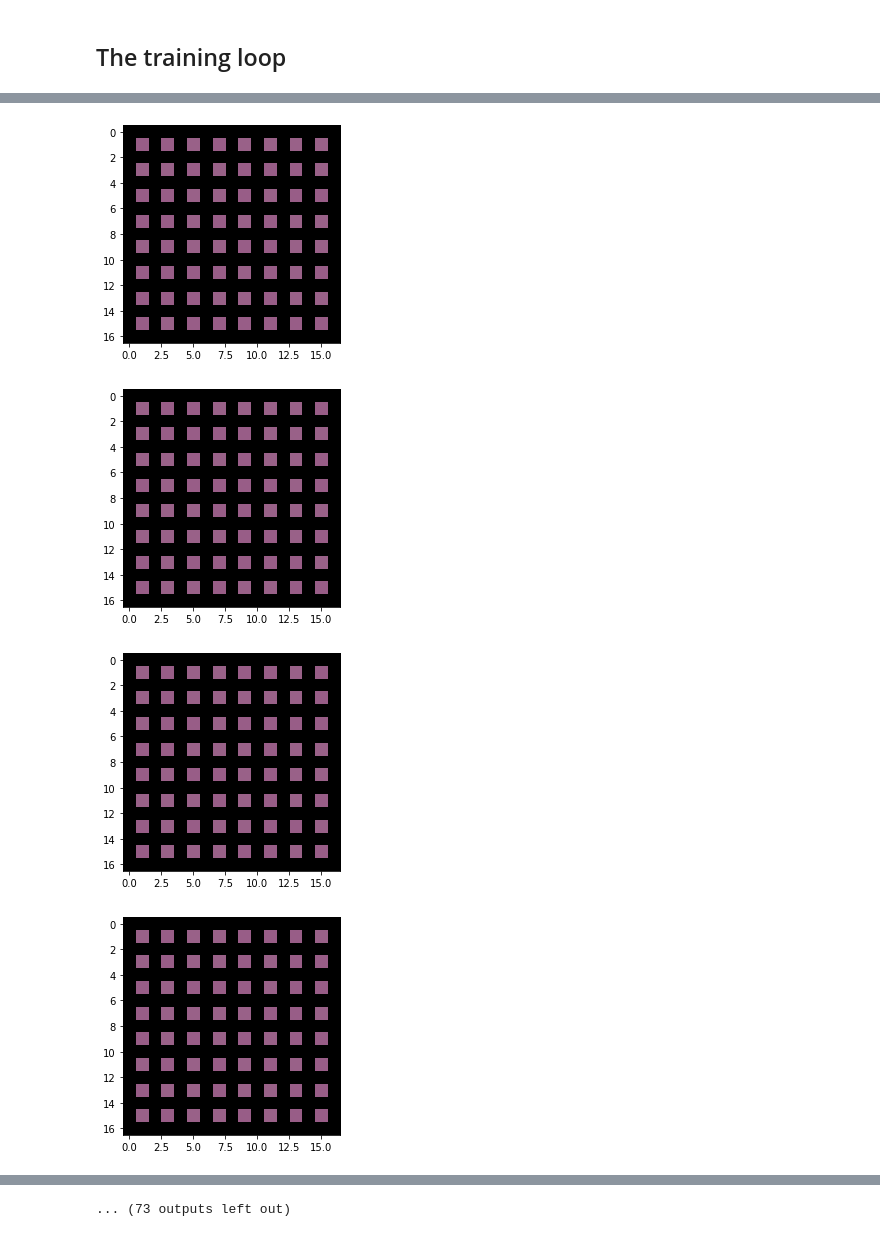
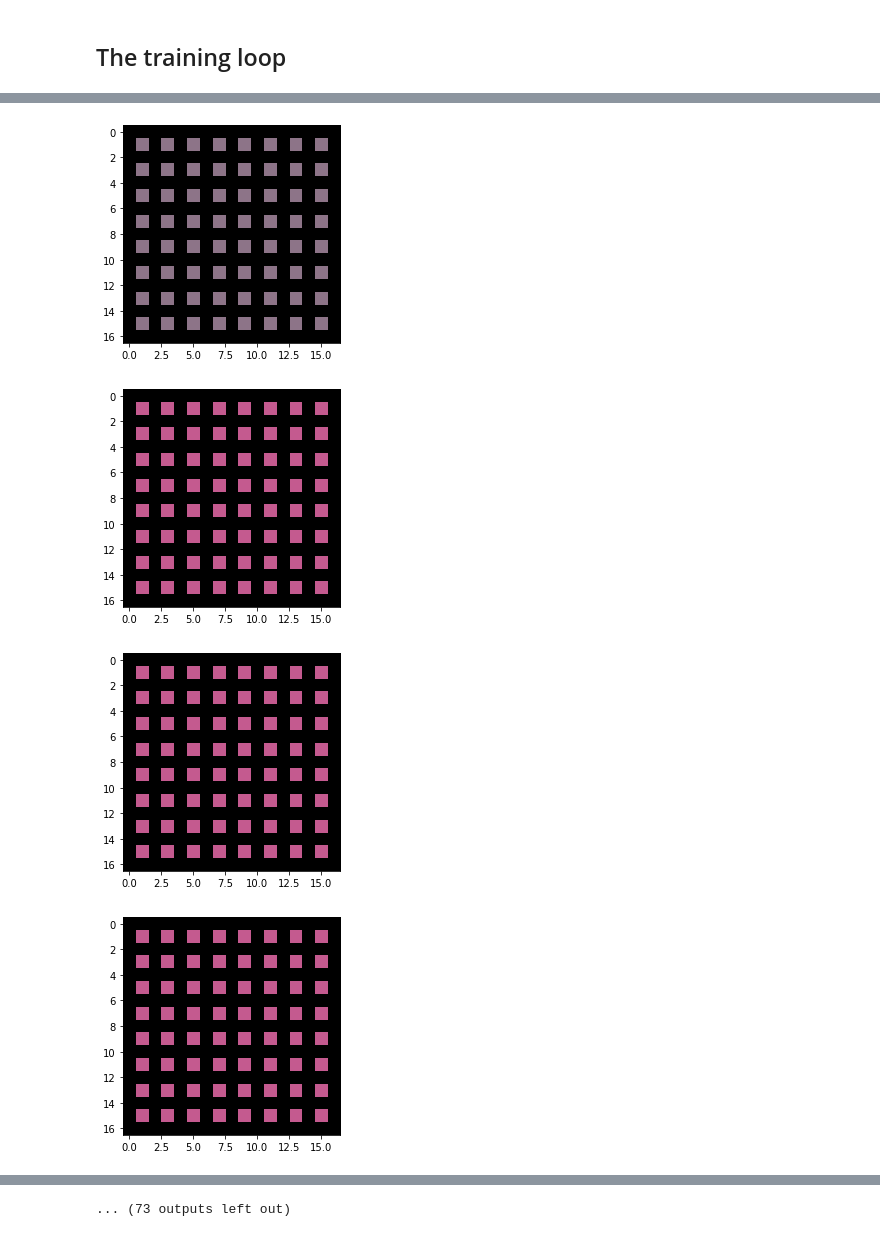
Before and after one commit to MichelleAppel/distribution-aware-image-to-image-translation, a Jupyter notebook: importance_sampling/toy_example_without_importances.ipynb, the cells around one changed output, grey strips where cells are left out. Drawn from its saved outputs; the diff is of its cells as text; code cells hidden in the pictures.

```diff
--- a/importance_sampling/toy_example_without_importances.ipynb
+++ b/importance_sampling/toy_example_without_importances.ipynb
@@ -94,7 +94,7 @@ class Discriminator(nn.Module):
 
     def forward(self, x):
         h1 = F.relu(self.fc1(x.view(-1, 6)))
-        out = self.fc2(h1)
+        out = torch.tanh(self.fc2(h1))
         return out
 # %%
 class Generator(nn.Module):
@@ -116,14 +116,14 @@ The idea here is that we create two domains: A red and a green domain. The domai
 We can adjust the intensity of the images (offset) and the ratio of the modes for the experiment. In the visualiztion you can see the elements of the dataset. In the histogram you can see the modes.
 # %%
 # Settings for domain A (red)
-offset_A = 0.2
+offset_A = 0.5
 ratio_A = 0.5
 color_A = 0
 dataset_A = ColorDataset(offset=offset_A, ratio=ratio_A, color=color_A)
 dataloader_A = DataLoader(dataset_A, batch_size=256, shuffle=True)
 
 # Settings for domain B (green)
-offset_B = 0.2
+offset_B = 0.5
 ratio_B = 0.5
 color_B = 1
 dataset_B = ColorDataset(offset=offset_B, ratio=ratio_B, color=color_B)
@@ -201,21 +201,20 @@ for epoch in range(5):
         Lmin = (discriminated_A).sum()
         Lplus = (discriminated_B).sum()
 
-        loss_d = - discriminator(
-            torch.cat((real_A, fake_B.detach()))).sum() + discriminator(
-            torch.cat((fake_A.detach(), real_B))).sum()
-        loss_g = discriminator(
-            torch.cat((real_A, fake_B))).sum() - discriminator(
-            torch.cat((fake_A, real_B))).sum()
+        loss_d = - discriminator(torch.cat((real_A, fake_B.detach()))).sum() + \
+                   discriminator(torch.cat((fake_A.detach(), real_B))).sum()
+
+        loss_g = discriminator(torch.cat((real_A, fake_B))).sum() - \
+                 discriminator(torch.cat((fake_A, real_B))).sum()
 
         # ---------------------------------------------------------------------------------------------------
 
-        # Backward
+        optimizer_d.zero_grad()
         loss_d.backward()
+        optimizer_d.step()
+
+        optimizer_g.zero_grad()
         loss_g.backward()
-
-        # Optimization step
-        optimizer_d.step()
         optimizer_g.step()
 
         # Store values --------------------------------------------------------------------------------------
@@ -295,8 +294,8 @@ plt.show()
 # %%
-for img in samples_B:
+for img in samples_A:
     visualize_img_batch(img[:64])
 # %% [output]
 [figure]
-[figure, old version]
+[figure, new version]
-[figure, old version]
+[figure, new version]
-[figure, old version]
+[figure, new version]
```
Also changed, not shown: parts of 7 cells of this notebook, 2 other files.
